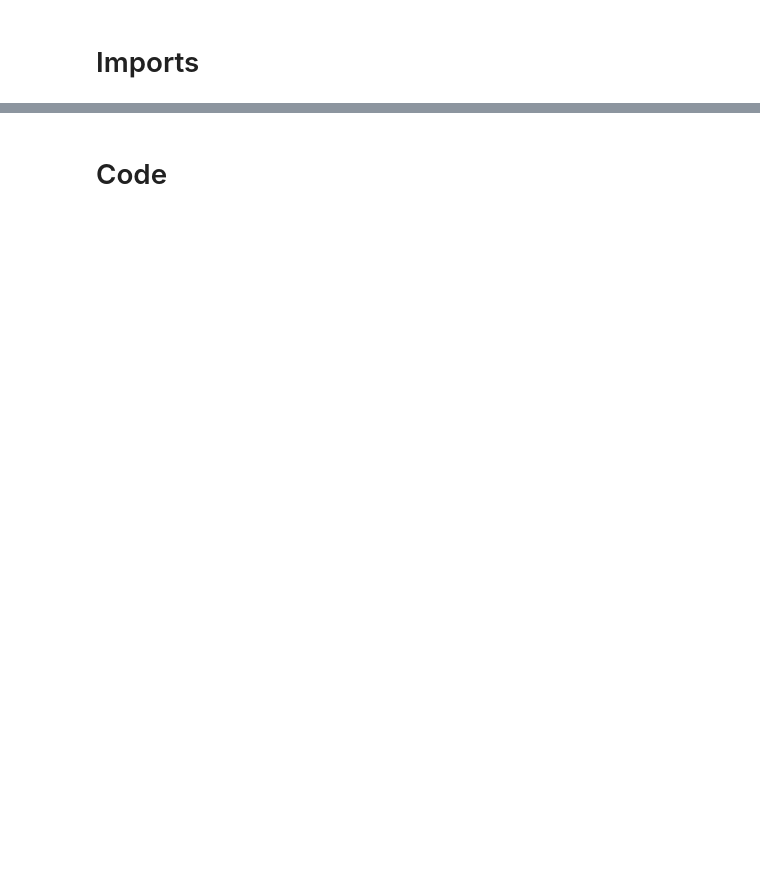
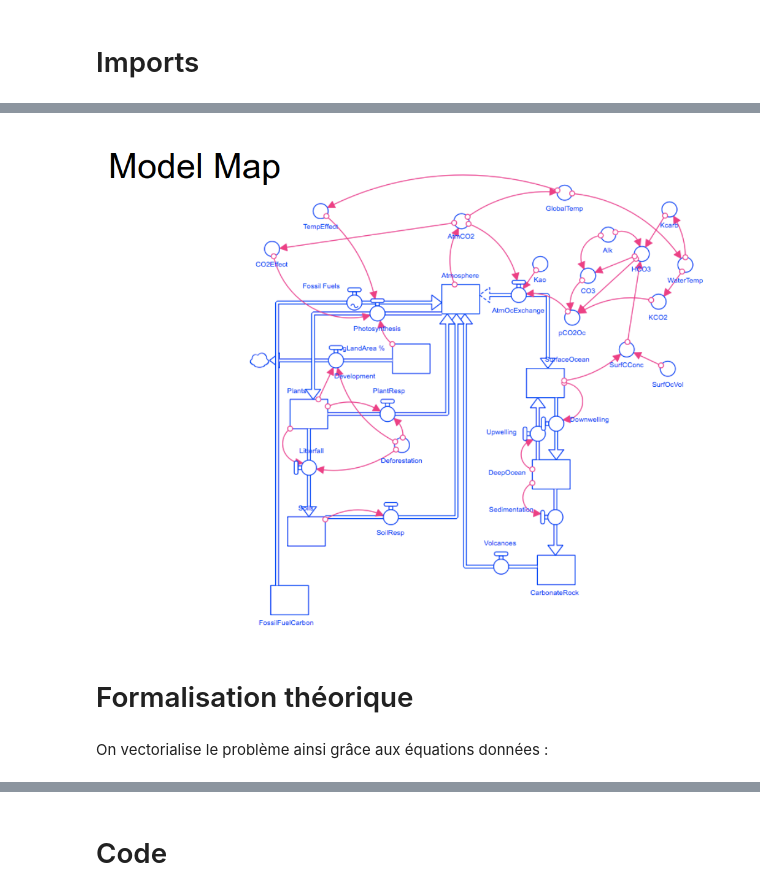
Before and after one commit to littlebuzzybee/MACS205a-Projet, a Jupyter notebook: carbone.ipynb, the cells around one changed output, grey strips where cells are left out. Saved outputs shown, nothing was run; the diff lists cells and outputs as text; code cells hidden in the pictures; blank space fills up the shorter version.

```diff
--- a/carbone.ipynb
+++ b/carbone.ipynb
@@ -21,0 +30,8 @@ from scipy.integrate import odeint, solve_ivp
+# %%
+Image("model_map.png", width=800, embed=True)
+# %% [output]
+[figure, added]
+# %% [markdown]
+# Formalisation théorique
+# %% [markdown]
+On vectorialise le problème ainsi grâce aux équations données :
```
Also changed, not shown: parts of 46 cells of this notebook, 2 other files.
